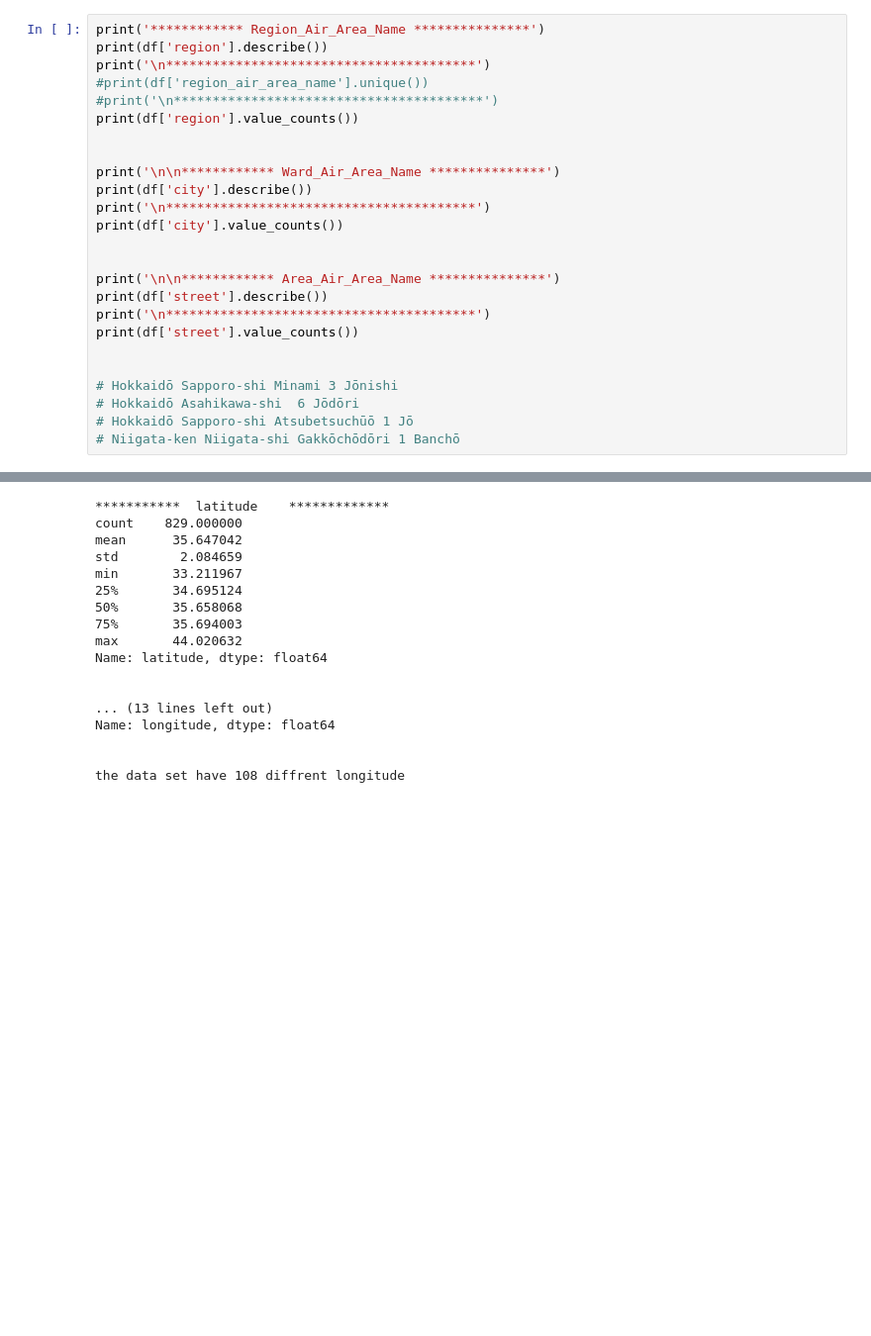
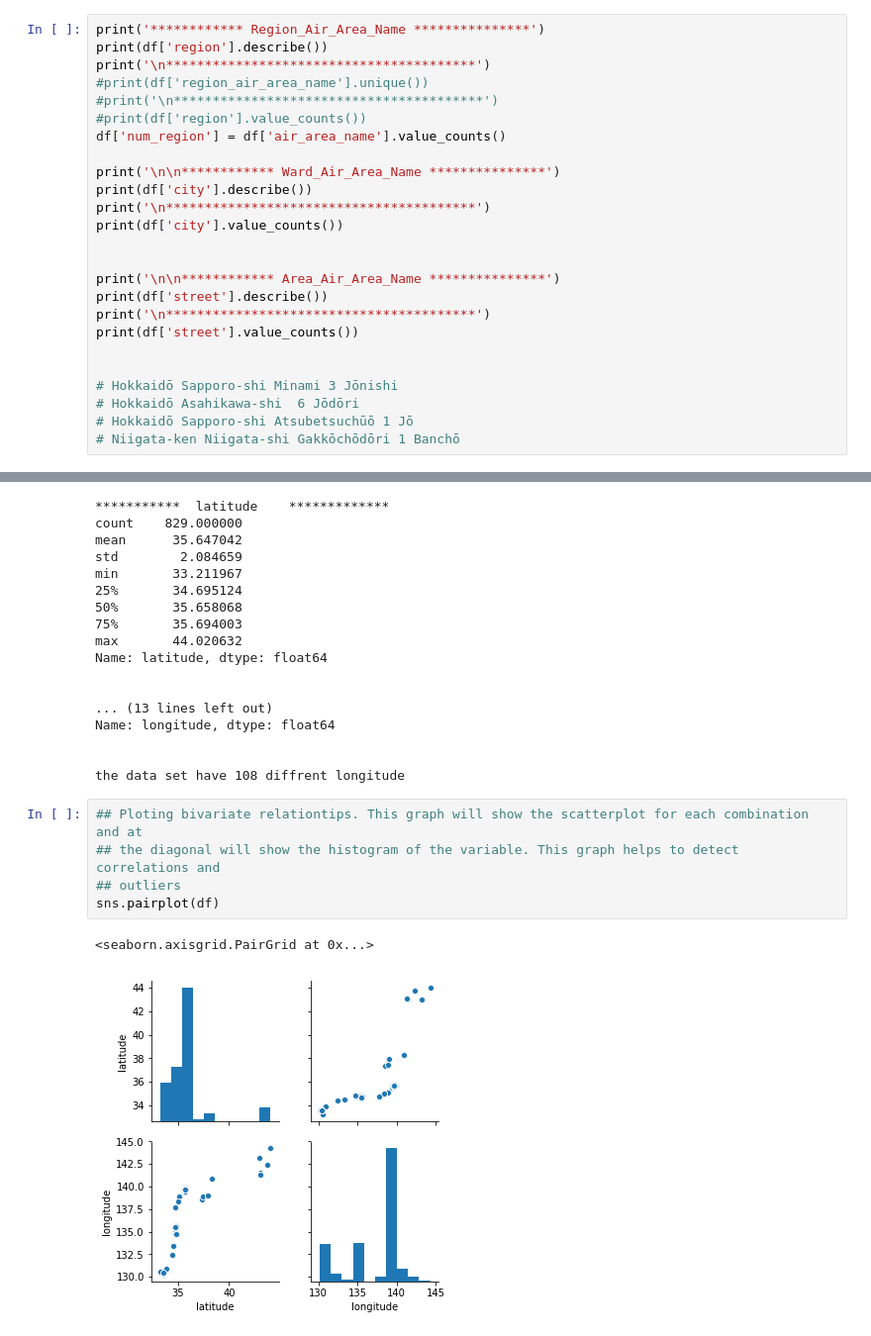
Before and after one commit to galiii/Recruit-Restaurant-Visitor-Forecasting, a Jupyter notebook: data-exploration/air_store_info-exploration.ipynb, the cells around one changed output, grey strips where cells are left out. Shown: that part at 99% size. Cells and saved outputs as stored; diff of their text form; blank space fills up the shorter version.

```diff
--- a/data-exploration/air_store_info-exploration.ipynb
+++ b/data-exploration/air_store_info-exploration.ipynb
@@ -171,8 +171,8 @@ print(df['region'].describe())
 print('\n****************************************')
 #print(df['region_air_area_name'].unique())
 #print('\n****************************************')
-print(df['region'].value_counts())
-
+#print(df['region'].value_counts())
+df['num_region'] = df['air_area_name'].value_counts()
 
 print('\n\n************ Ward_Air_Area_Name ***************')
 print(df['city'].describe())
@@ -239,3 +239,11 @@ Name: longitude, dtype: float64
 
 
 the data set have 108 diffrent longitude
+# %%
+## Ploting bivariate relationtips. This graph will show the scatterplot for each combination and at
+## the diagonal will show the histogram of the variable. This graph helps to detect correlations and
+## outliers
+sns.pairplot(df)
+# %% [output]
+<seaborn.axisgrid.PairGrid at 0x...>
+[figure, added]
```
Also changed, not shown: parts of 10 cells of this notebook, 1 other file.
